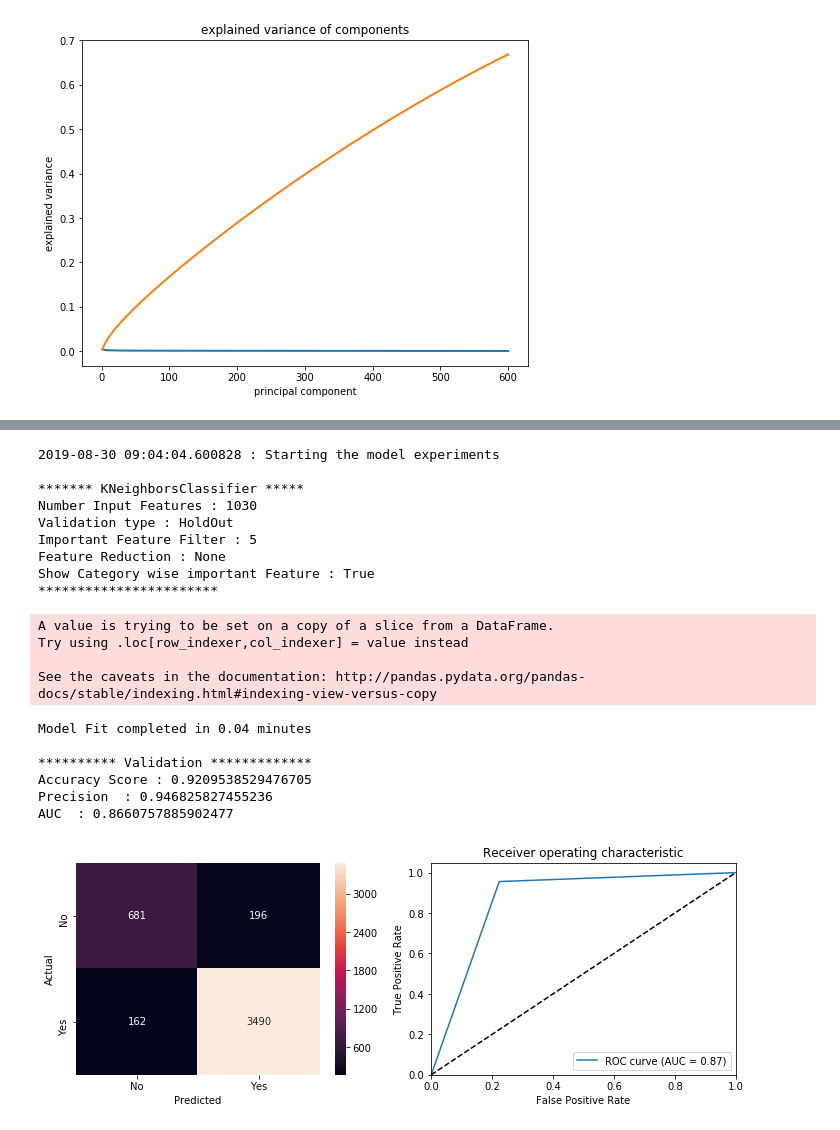
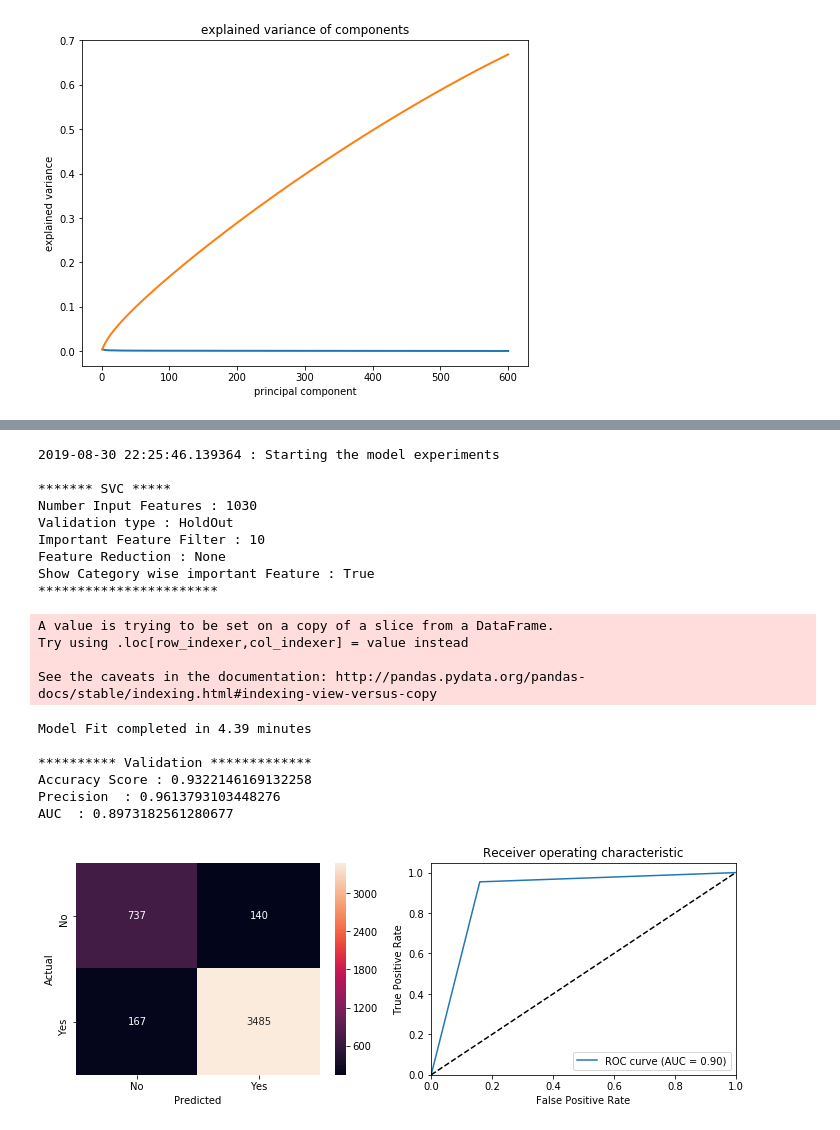
Before and after one commit to balag752/Ecommerce-clothing-recommendation-prediction, a Jupyter notebook: src/ModelBuilding.ipynb, the cells around one changed output, grey strips where cells are left out. Saved outputs shown, nothing was run; the diff lists cells and outputs as text; code cells hidden in the pictures.

```diff
--- a/src/ModelBuilding.ipynb
+++ b/src/ModelBuilding.ipynb
@@ -170,6 +170,7 @@ Modeldescription=[]
 TypeValidation=[]
 Metric=[]
 Score=[]
+FeatureReductionValue=[]
 ValidatedTime=[]
 # %%
 ## For Hyper parameter selection used Grid Search
@@ -276,7 +277,7 @@ def plot_roc_curves(fprs, tprs, names=[]):
     plt.legend(loc="lower right")
 #     plt.show()
 
-def validation(modelbest_estimator,InputFeatureData,OutputFeatureData, X_train, X_test, y_train, y_test, datetime_modelfit,nfolds, Reviewonly):
+def validation(modelbest_estimator,InputFeatureData,OutputFeatureData, X_train, X_test, y_train, y_test, datetime_modelfit,nfolds, Reviewonly,FeatureReduction):
     print(" ")
     print("********** Validation *************")
 
@@ -325,7 +326,7 @@ def validation(modelbest_estimator,InputFeatureData,OutputFeatureData, X_train,
         pd.Series(scores).plot(kind="box", label="precision");
         plt.title('RMSE from '+str(nfolds)+' Folds (Precision)')
 
-        TypeValidation.append("HoldOut")
+        TypeValidation.append("Cross Fold")
         Score.append(np.mean(scores, dtype=np.float64))
 
         datetime_cv=datetime.datetime.now()
@@ -338,6 +339,7 @@ def validation(modelbest_estimator,InputFeatureData,OutputFeatureData, X_train,
     Modeldescription.append(Reviewonly)
     Metric.append("Precision")
     ValidatedTime.append(datetime.datetime.now())
+    FeatureReductionValue.append(FeatureReduction)
 
     print(" ")
 
@@ -386,7 +388,7 @@ def model_experiment(model,param_grid,df, InputFeaturecols,OutputFeaturecols, nf
         datetime_modelfit=datetime.datetime.now()
         minutes_diff = round((datetime_modelfit - datetime_start).total_seconds() / 60.0,2)
         print("Model Fit completed in "+ str(minutes_diff) + " minutes ")
-        validation(modelbest_estimator,InputFeatureData,OutputFeatureData, X_train, X_test, y_train, y_test,datetime_modelfit, nfolds[1], Reviewonly)
+        validation(modelbest_estimator,InputFeatureData,OutputFeatureData, X_train, X_test, y_train, y_test,datetime_modelfit, nfolds[1], Reviewonly,FeatureReduction)
 
     else:
         ## Experimenting model with different parameters
@@ -396,7 +398,7 @@ def model_experiment(model,param_grid,df, InputFeaturecols,OutputFeaturecols, nf
         minutes_diff = round((datetime_modelfit - datetime_start).total_seconds() / 60.0,2)
         print("Model GridSearch CV completed in "+ str(minutes_diff) + " minutes ")
 
-        validation(modelbest_estimator,InputFeatureData,OutputFeatureData, [],[],[],[],datetime_modelfit, nfolds[1], Reviewonly)
+        validation(modelbest_estimator,InputFeatureData,OutputFeatureData, [],[],[],[],datetime_modelfit, nfolds[1], Reviewonly,FeatureReduction)
 
     if type(model).__name__ in ('LogisticRegression','MultinomialNB','RandomForestClassifier') and FeatureReduction=="None":
 
@@ -668,26 +747,27 @@ AUC  : 0.5
 # %%
-model = KNeighborsClassifier(n_neighbors=3)
-param_grid={}#{'n_neighbors':[3,6,12]}
-model_experiment(model=model,param_grid=param_grid,df=df, InputFeaturecols=InputFeature,OutputFeaturecols=OutputFeature, nfolds=[2,1], ImpFtrShow=5, Reviewonly=False)
+model=SVC(C=10,  gamma=0.1)
+param_grid={}
+
+model_experiment(model=model,param_grid=param_grid,df=df, InputFeaturecols=InputFeature,OutputFeaturecols=OutputFeature, nfolds=[2,0], ImpFtrShow=10, Reviewonly=False)
 # %% [output]
-2019-08-30 09:04:04.600828 : Starting the model experiments
+2019-08-30 22:25:46.139364 : Starting the model experiments
 
-******* KNeighborsClassifier *****
+******* SVC *****
 Number Input Features : 1030
 Validation type : HoldOut
-Important Feature Filter : 5
+Important Feature Filter : 10
 Feature Reduction : None
 Show Category wise important Feature : True
 ***********************
 A value is trying to be set on a copy of a slice from a DataFrame.
 Try using .loc[row_indexer,col_indexer] = value instead
 
 See the caveats in the documentation: http://pandas.pydata.org/pandas-docs/stable/indexing.html#indexing-view-versus-copy
-Model Fit completed in 0.04 minutes
+Model Fit completed in 4.39 minutes
 
 ********** Validation *************
-Accuracy Score : 0.9209538529476705
-Precision  : 0.946825827455236
-AUC  : 0.8660757885902477
+Accuracy Score : 0.9322146169132258
+Precision  : 0.9613793103448276
+AUC  : 0.8973182561280677
-[figure, old version]
+[figure, new version]
 # %%
```
Also changed, not shown: parts of 21 cells of this notebook, 1 other file.
